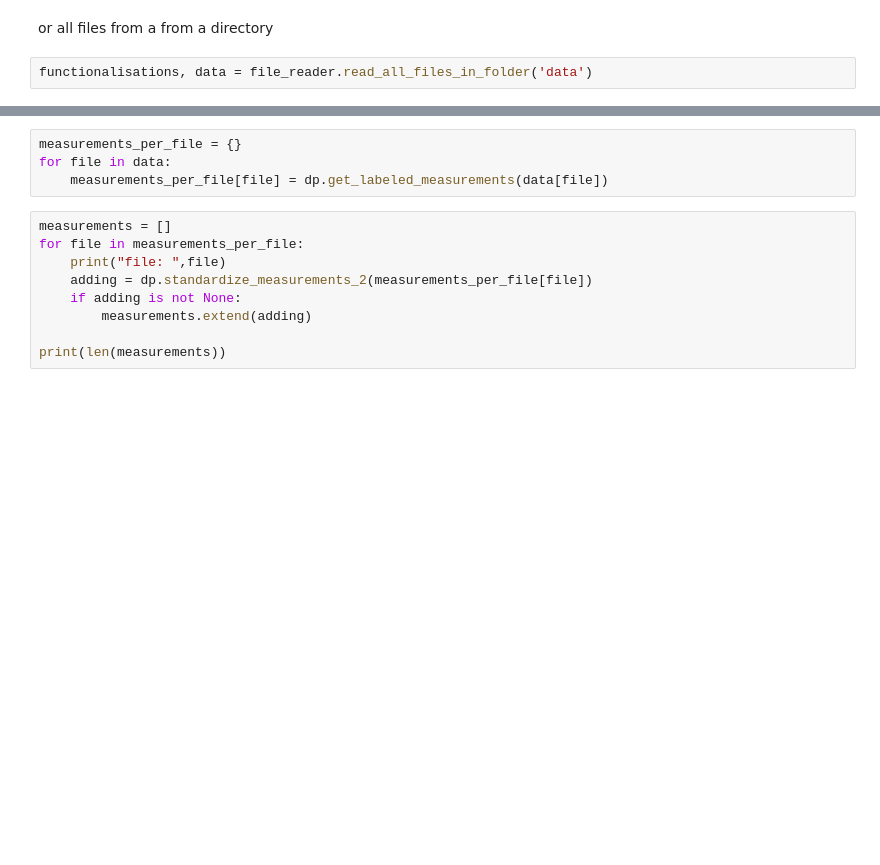
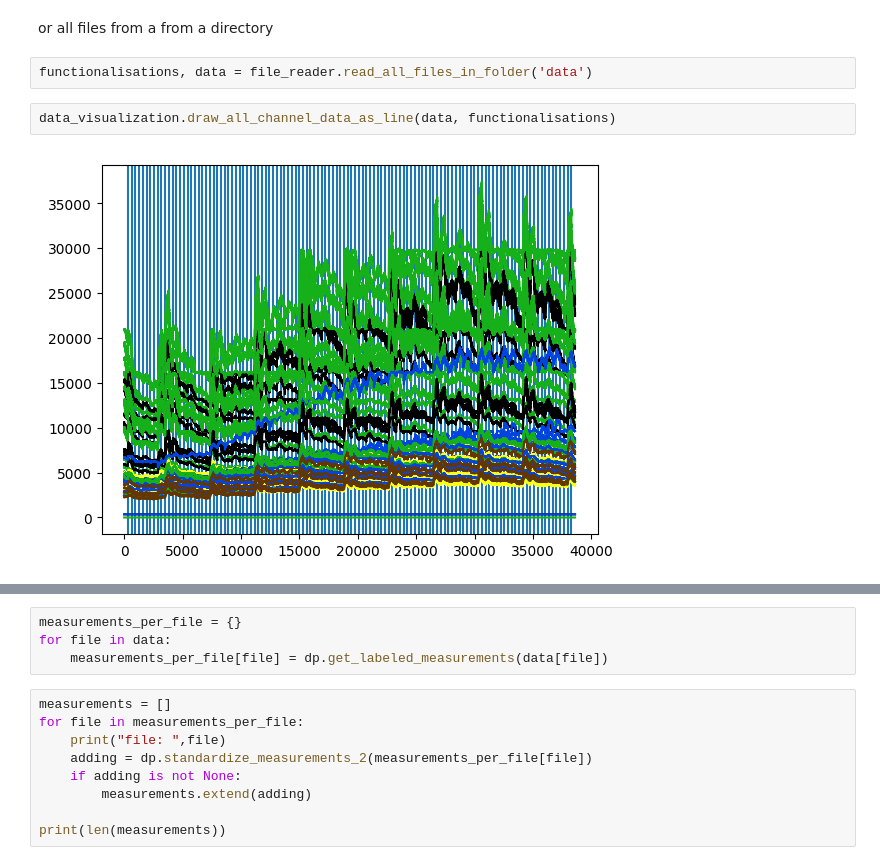
Before and after one commit to Roboy/roboy_smells, a Jupyter notebook: e_nose/scripts/Visualizer.ipynb, the cells around one changed output, grey strips where cells are left out. Saved outputs shown, nothing was run; the diff lists cells and outputs as text; blank space fills up the shorter version.

```diff
--- a/e_nose/scripts/Visualizer.ipynb
+++ b/e_nose/scripts/Visualizer.ipynb
@@ -13,3 +13,7 @@ read in data from a specific file
 or all files from a from a directory
 # %%
 functionalisations, data = file_reader.read_all_files_in_folder('data')
+# %%
+data_visualization.draw_all_channel_data_as_line(data, functionalisations)
+# %% [output]
+[figure, added]
```
Also changed, not shown: parts of 8 cells of this notebook, 4 other files.
